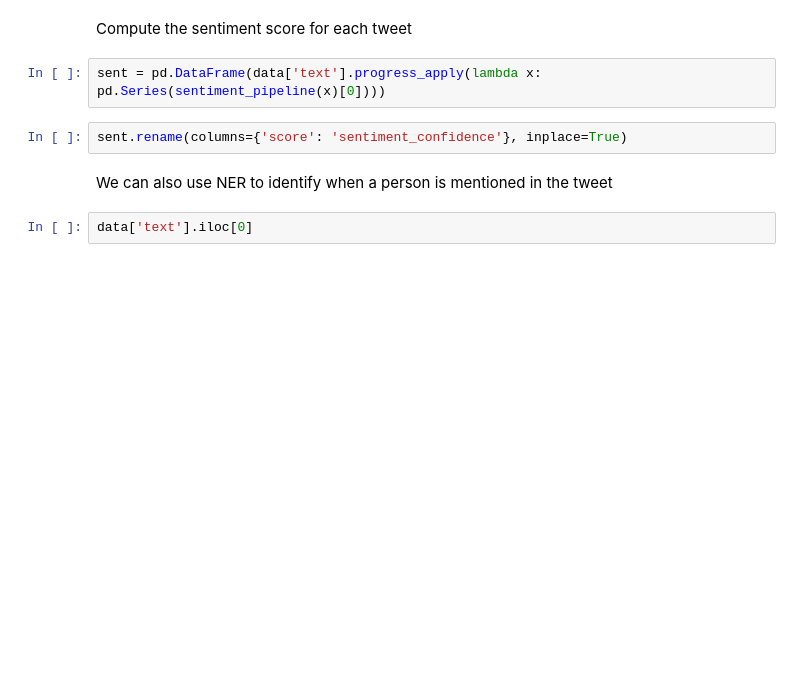
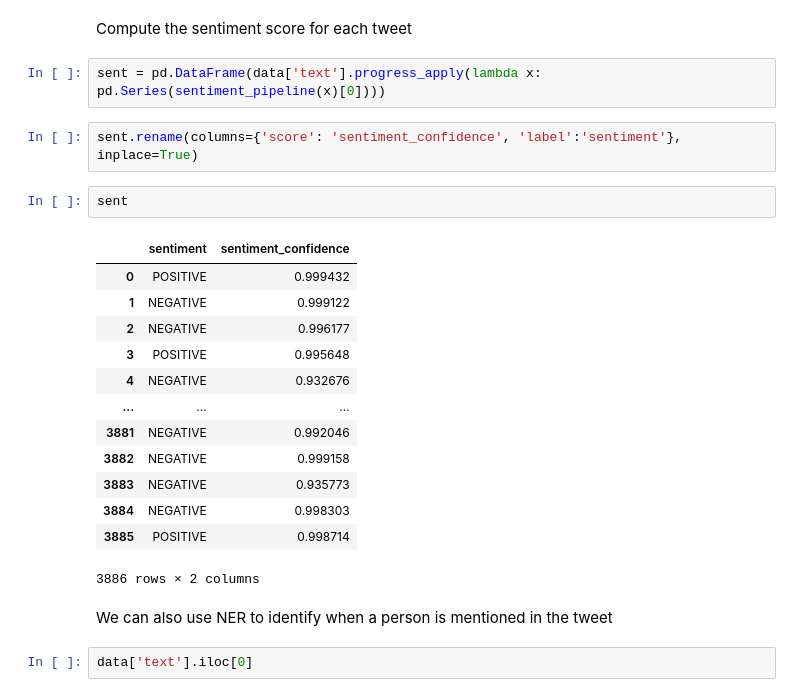
Before and after one commit to DataForScience/LLM4DS, a Jupyter notebook: 3. NLP with HuggingFace.ipynb, the cells around one changed output. Saved outputs shown, nothing was run; the diff lists cells and outputs as text; blank space fills up the shorter version.

```diff
--- a/3. NLP with HuggingFace.ipynb
+++ b/3. NLP with HuggingFace.ipynb
@@ -240,7 +266,23 @@ Compute the sentiment score for each tweet
 # %%
 sent = pd.DataFrame(data['text'].progress_apply(lambda x: pd.Series(sentiment_pipeline(x)[0])))
 # %%
-sent.rename(columns={'score': 'sentiment_confidence'}, inplace=True)
+sent.rename(columns={'score': 'sentiment_confidence', 'label':'sentiment'}, inplace=True)
+# %%
+sent
+# %% [output]
+|  | sentiment | sentiment_confidence |
+| 0 | POSITIVE | 0.999432 |
+| 1 | NEGATIVE | 0.999122 |
+| 2 | NEGATIVE | 0.996177 |
+| 3 | POSITIVE | 0.995648 |
+| 4 | NEGATIVE | 0.932676 |
+| ... | ... | ... |
+| 3881 | NEGATIVE | 0.992046 |
+| 3882 | NEGATIVE | 0.999158 |
+| 3883 | NEGATIVE | 0.935773 |
+| 3884 | NEGATIVE | 0.998303 |
+| 3885 | POSITIVE | 0.998714 |
+3886 rows × 2 columns
 # %% [markdown]
 We can also use NER to identify when a person is mentioned in the tweet
 # %%
```
Also changed, not shown: parts of 11 cells of this notebook, 6 other files.
